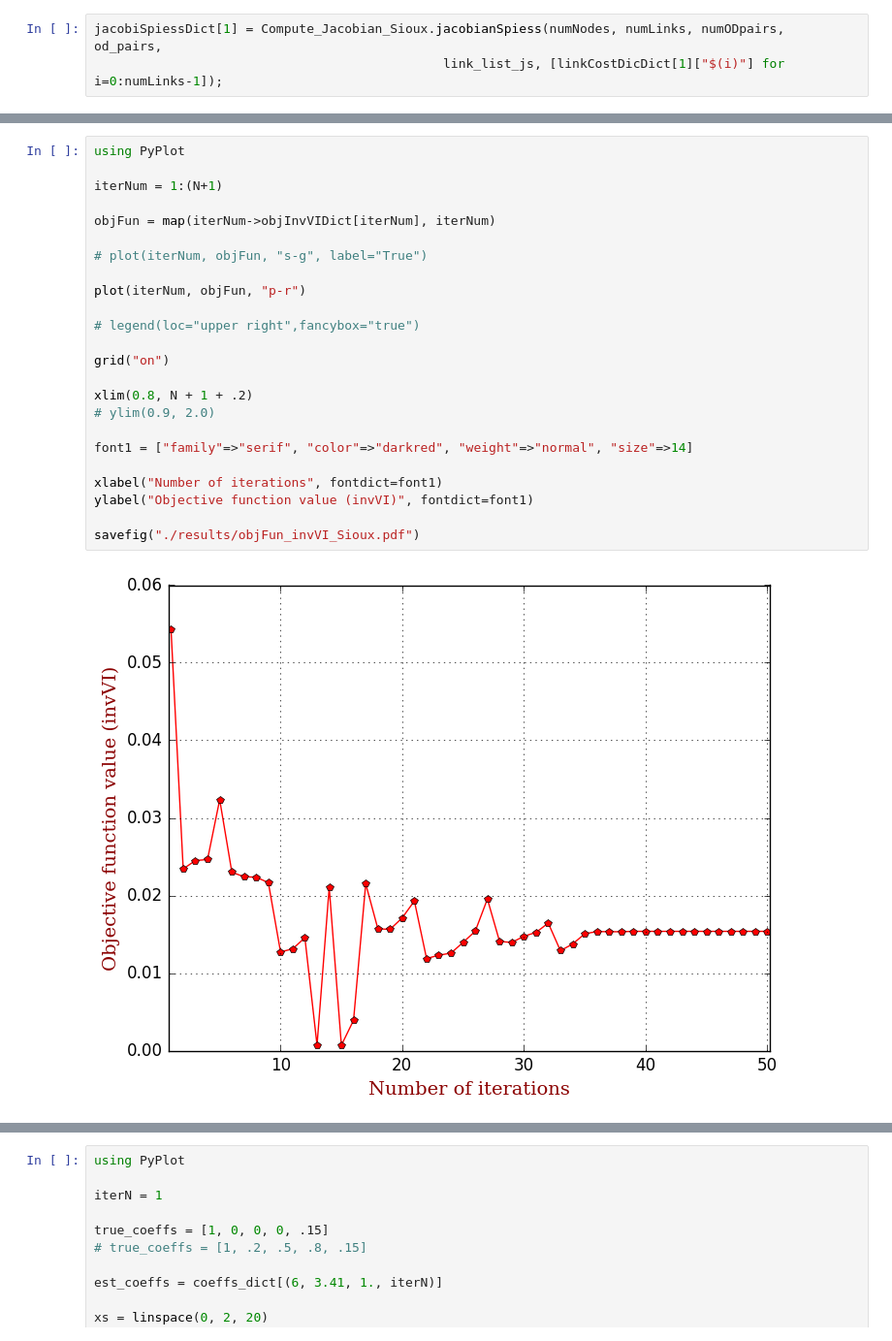
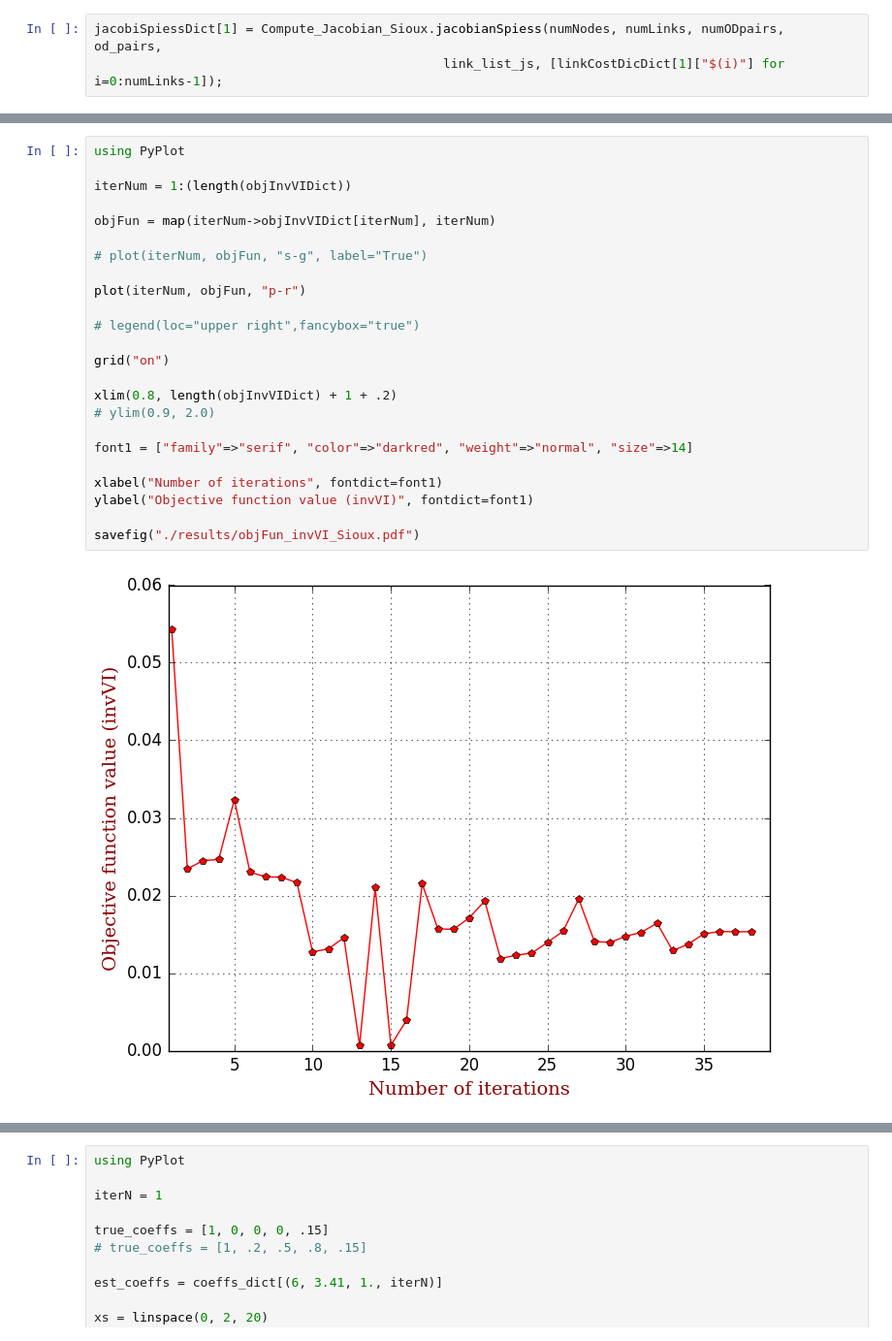
Before and after one commit to jingzbu/InverseVIsTraffic, a Jupyter notebook: 09_develop_new_OD_demand_estimator_Sioux_Dijkstra/04_demands_adjustment_Sioux.ipynb, the cells around one changed output, grey strips where cells are left out. Shown: that part at 97% size. Cells and saved outputs as stored; diff of their text form.

```diff
--- a/09_develop_new_OD_demand_estimator_Sioux_Dijkstra/04_demands_adjustment_Sioux.ipynb
+++ b/09_develop_new_OD_demand_estimator_Sioux_Dijkstra/04_demands_adjustment_Sioux.ipynb
@@ -197,29 +207,29 @@ savefig("./results/demandsDiff_biLev_Sioux.pdf")
 # %%
 using PyPlot
 
-iterNum = 1:(N+1)
+iterNum = 1:(length(objInvVIDict))
 
 objFun = map(iterNum->objInvVIDict[iterNum], iterNum)
 
 # plot(iterNum, objFun, "s-g", label="True")
 
 plot(iterNum, objFun, "p-r")
 
 # legend(loc="upper right",fancybox="true")
 
 grid("on")
 
-xlim(0.8, N + 1 + .2)
+xlim(0.8, length(objInvVIDict) + 1 + .2)
 # ylim(0.9, 2.0)
 
 font1 = ["family"=>"serif", "color"=>"darkred", "weight"=>"normal", "size"=>14]
 
 xlabel("Number of iterations", fontdict=font1)
 ylabel("Objective function value (invVI)", fontdict=font1)
 
 savefig("./results/objFun_invVI_Sioux.pdf")
 # %% [output]
-[figure, old version]
+[figure, new version]
 # %%
 coeffs_dict
 # %% [output]
```
Also changed, not shown: parts of 18 cells of this notebook, 27 other files.
